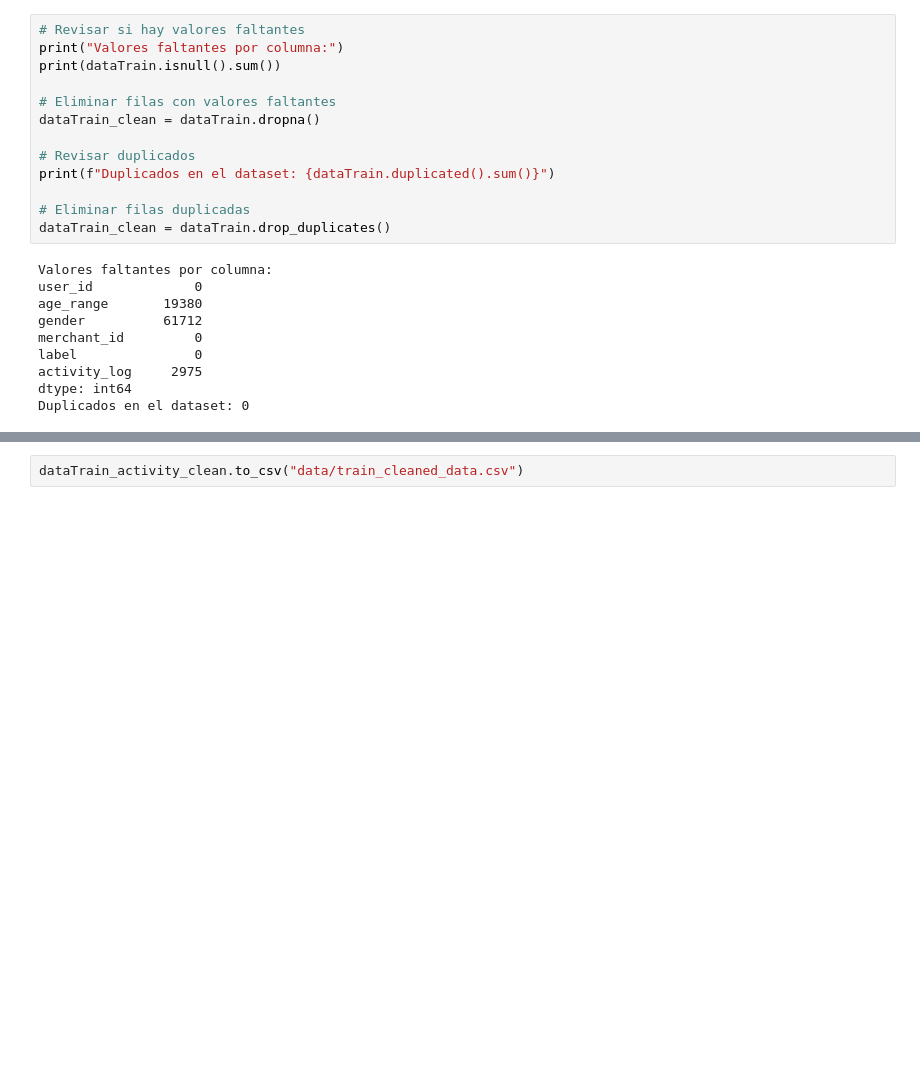
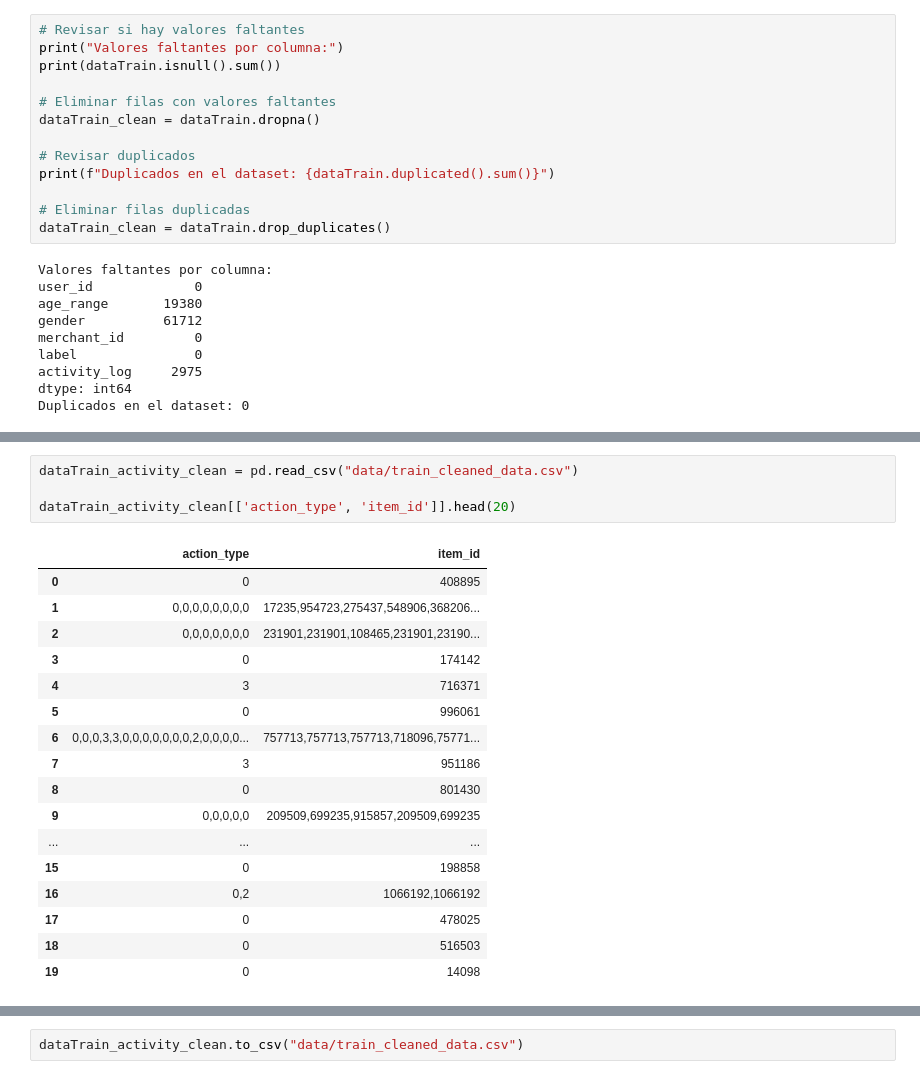
Before and after one commit to Dahernandezsilve/P2DataScience, a Jupyter notebook: Proyecto2.ipynb, the cells around one changed output, grey strips where cells are left out. Saved outputs shown, nothing was run; the diff lists cells and outputs as text; blank space fills up the shorter version.

```diff
--- a/Proyecto2.ipynb
+++ b/Proyecto2.ipynb
@@ -254,3 +255,25 @@ Procesando filas de 7030000 a 7040000...
 | 2 | 34176 | 6.0 | 0.0 | 1945 | -1 | 231901:662:2758:0818:0#231901:662... | 231901,231901,108465,231901,23190... | 662,662,662,662,662,1142,662 | 2758,2758,2758,2758,2758,2758,2758 | ... |
 | 3 | 34176 | 6.0 | 0.0 | 4752 | -1 | 174142:821:6938:1027:0 | 174142 | 821 | 6938 | ... |
 | 4 | 34176 | 6.0 | 0.0 | 643 | -1 | 716371:1505:968:1024:3 | 716371 | 1505 | 968 | ... |
+# %%
+dataTrain_activity_clean = pd.read_csv("data/train_cleaned_data.csv")
+
+dataTrain_activity_clean[['action_type', 'item_id']].head(20)
+# %% [output]
+|  | action_type | item_id |
+| 0 | 0 | 408895 |
+| 1 | 0,0,0,0,0,0,0,0 | 17235,954723,275437,548906,368206... |
+| 2 | 0,0,0,0,0,0,0 | 231901,231901,108465,231901,23190... |
+| 3 | 0 | 174142 |
+| 4 | 3 | 716371 |
+| 5 | 0 | 996061 |
+| 6 | 0,0,0,3,3,0,0,0,0,0,0,0,2,0,0,0,0... | 757713,757713,757713,718096,75771... |
+| 7 | 3 | 951186 |
+| 8 | 0 | 801430 |
+| 9 | 0,0,0,0,0 | 209509,699235,915857,209509,699235 |
+| ... | ... | ... |
+| 15 | 0 | 198858 |
+| 16 | 0,2 | 1066192,1066192 |
+| 17 | 0 | 478025 |
+| 18 | 0 | 516503 |
+| 19 | 0 | 14098 |
```
Also changed, not shown: parts of 9 cells of this notebook.
